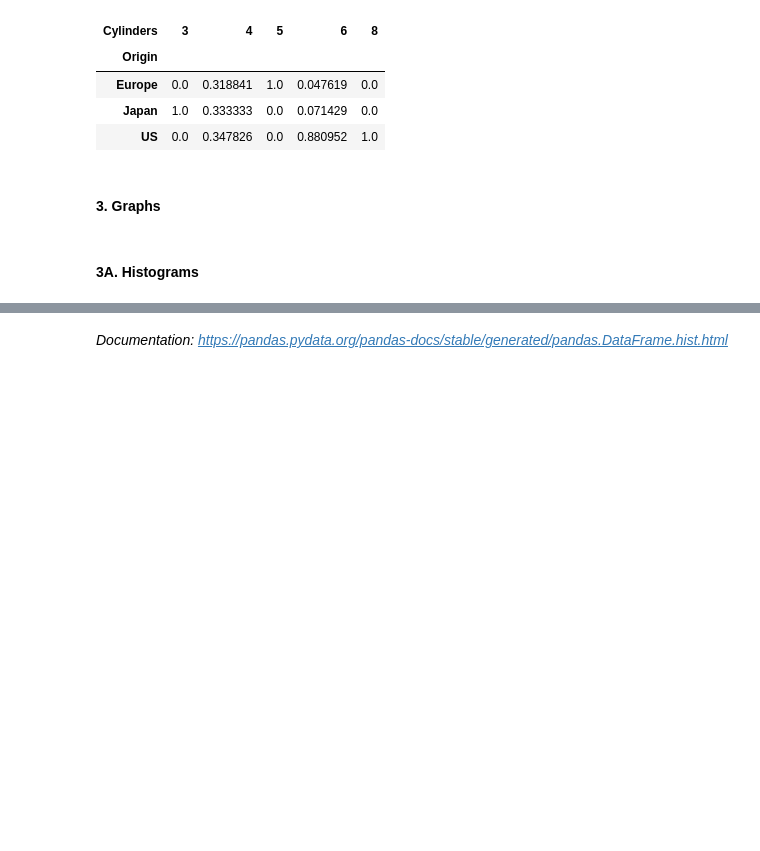
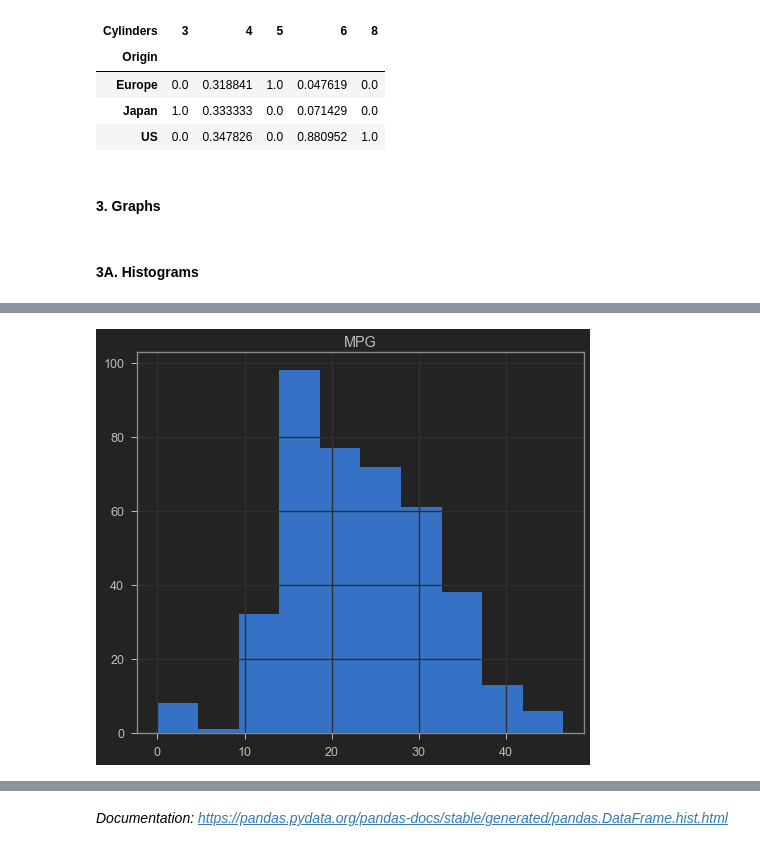
Before and after one commit to GouthamKumar-R/ML, a Jupyter notebook: D20 - IML/Class exercises/IML - S4 - Data Exploration & Data Manipulation .ipynb, the cells around one changed output, grey strips where cells are left out. Cells and saved outputs as stored; diff of their text form; code cells hidden in the pictures; blank space fills up the shorter version.

```diff
--- a/D20 - IML/Class exercises/IML - S4 - Data Exploration & Data Manipulation .ipynb
+++ b/D20 - IML/Class exercises/IML - S4 - Data Exploration & Data Manipulation .ipynb
@@ -274,0 +292,8 @@ import matplotlib.pyplot as plt
+# %%
+#categorical variable - bar plot
+
+#histogram of MPG -continuous variable
+cars.hist(column="MPG")
+plt.show()
+# %% [output]
+[figure, added]
```
Also changed, not shown: parts of 22 cells of this notebook.
